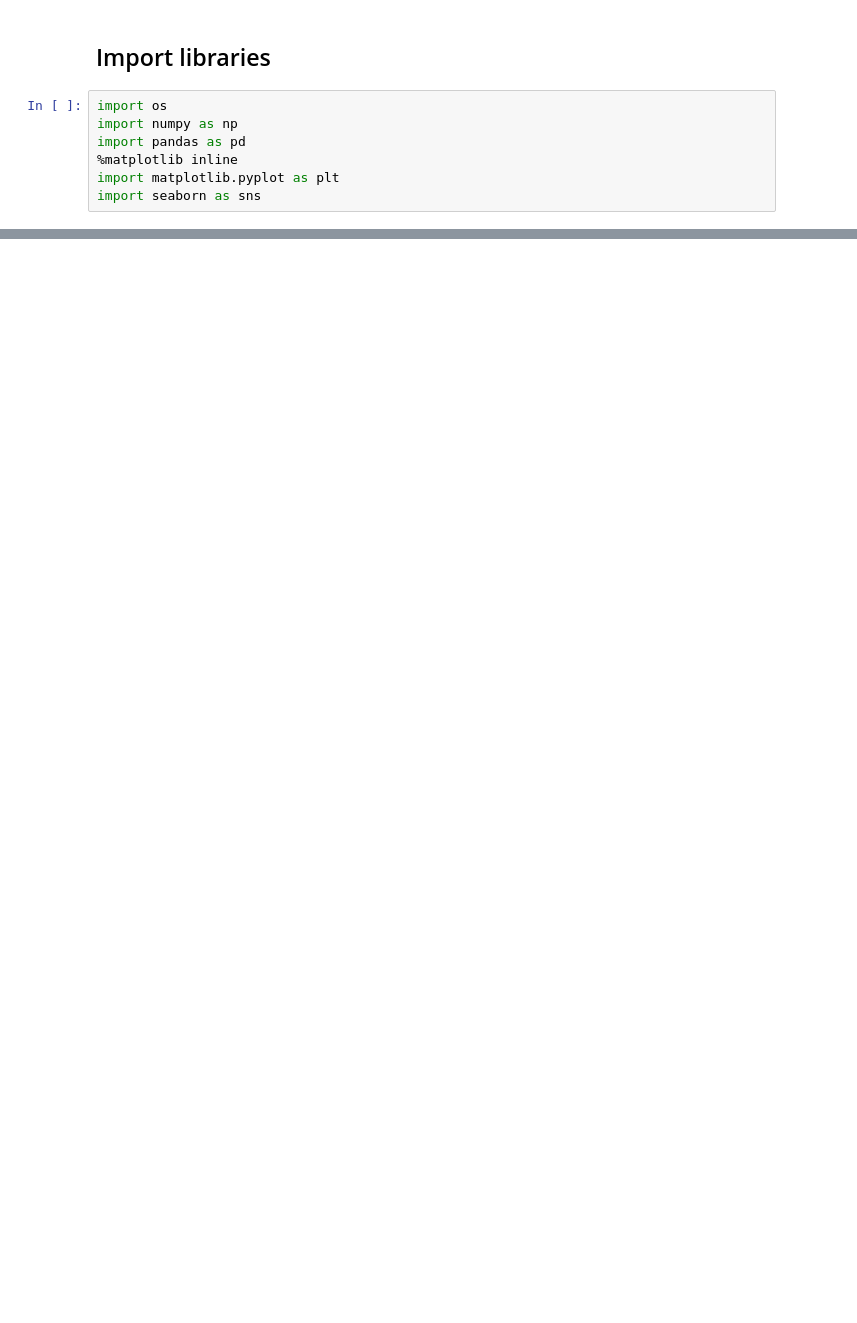
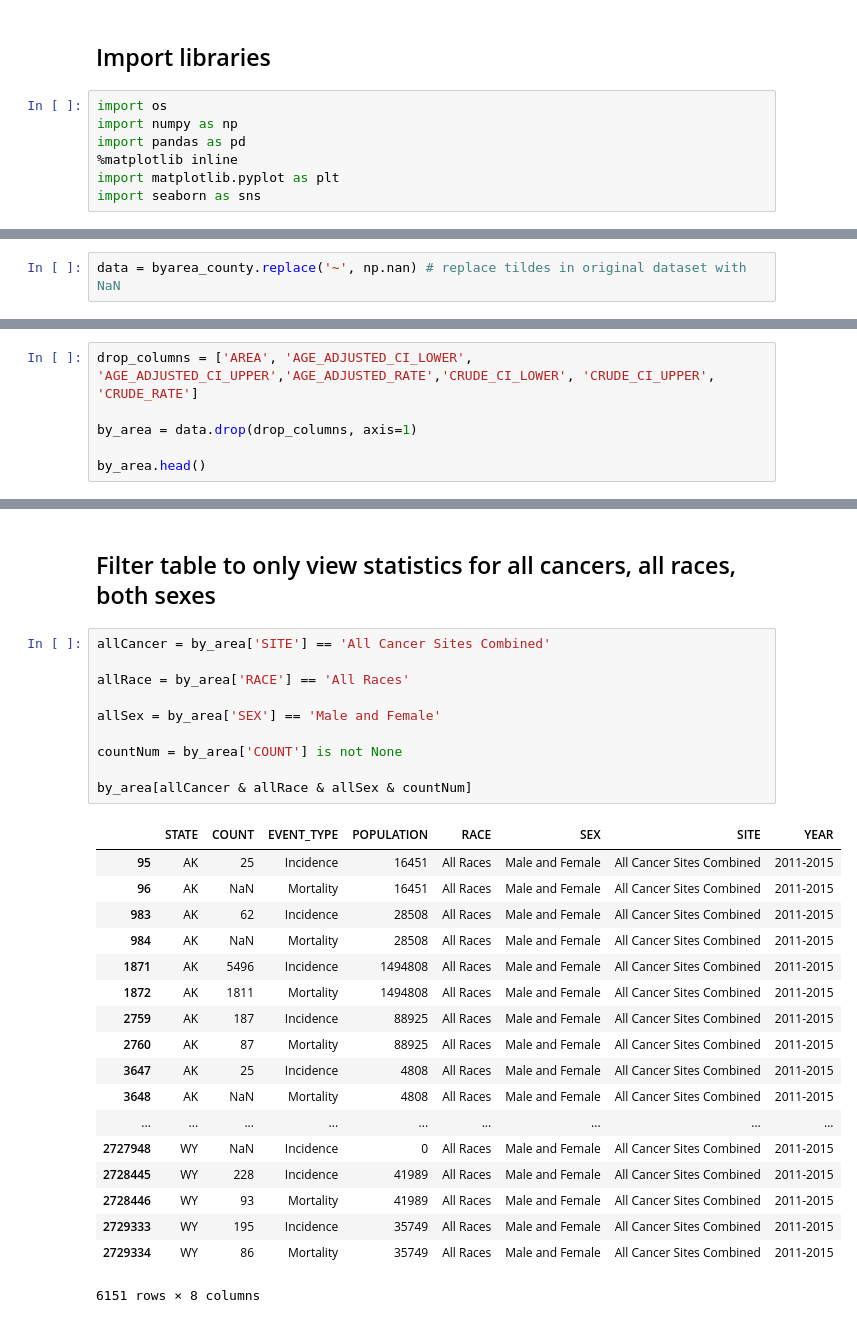
Before and after one commit to a-epstein/final_project, a Jupyter notebook: final_project_notes.ipynb, the cells around one changed output, grey strips where cells are left out. Cells and saved outputs as stored; diff of their text form; blank space fills up the shorter version.

```diff
--- a/final_project_notes.ipynb
+++ b/final_project_notes.ipynb
@@ -81,0 +117,2 @@ byarea_county.iloc[ [6, 11, 500, 9608]]
+# %%
+data = byarea_county.replace('~', np.nan) # replace tildes in original dataset with NaN
@@ -81,0 +121,6 @@ byarea_county.iloc[ [6, 11, 500, 9608]]
+# %%
+drop_columns = ['AREA', 'AGE_ADJUSTED_CI_LOWER', 'AGE_ADJUSTED_CI_UPPER','AGE_ADJUSTED_RATE','CRUDE_CI_LOWER', 'CRUDE_CI_UPPER', 'CRUDE_RATE']
+
+by_area = data.drop(drop_columns, axis=1)
+
+by_area.head()
@@ -81,0 +134,31 @@ byarea_county.iloc[ [6, 11, 500, 9608]]
+# %% [markdown]
+## Filter table to only view statistics for all cancers, all races, both sexes
+# %%
+allCancer = by_area['SITE'] == 'All Cancer Sites Combined'
+
+allRace = by_area['RACE'] == 'All Races'
+
+allSex = by_area['SEX'] == 'Male and Female'
+
+countNum = by_area['COUNT'] is not None
+
+by_area[allCancer & allRace & allSex & countNum]
+# %% [output]
+|  | STATE | COUNT | EVENT_TYPE | POPULATION | RACE | SEX | SITE | YEAR |
+| 95 | AK | 25 | Incidence | 16451 | All Races | Male and Female | All Cancer Sites Combined | 2011-2015 |
+| 96 | AK | NaN | Mortality | 16451 | All Races | Male and Female | All Cancer Sites Combined | 2011-2015 |
+| 983 | AK | 62 | Incidence | 28508 | All Races | Male and Female | All Cancer Sites Combined | 2011-2015 |
+| 984 | AK | NaN | Mortality | 28508 | All Races | Male and Female | All Cancer Sites Combined | 2011-2015 |
+| 1871 | AK | 5496 | Incidence | 1494808 | All Races | Male and Female | All Cancer Sites Combined | 2011-2015 |
+| 1872 | AK | 1811 | Mortality | 1494808 | All Races | Male and Female | All Cancer Sites Combined | 2011-2015 |
+| 2759 | AK | 187 | Incidence | 88925 | All Races | Male and Female | All Cancer Sites Combined | 2011-2015 |
+| 2760 | AK | 87 | Mortality | 88925 | All Races | Male and Female | All Cancer Sites Combined | 2011-2015 |
+| 3647 | AK | 25 | Incidence | 4808 | All Races | Male and Female | All Cancer Sites Combined | 2011-2015 |
+| 3648 | AK | NaN | Mortality | 4808 | All Races | Male and Female | All Cancer Sites Combined | 2011-2015 |
+| ... | ... | ... | ... | ... | ... | ... | ... | ... |
+| 2727948 | WY | NaN | Incidence | 0 | All Races | Male and Female | All Cancer Sites Combined | 2011-2015 |
+| 2728445 | WY | 228 | Incidence | 41989 | All Races | Male and Female | All Cancer Sites Combined | 2011-2015 |
+| 2728446 | WY | 93 | Mortality | 41989 | All Races | Male and Female | All Cancer Sites Combined | 2011-2015 |
+| 2729333 | WY | 195 | Incidence | 35749 | All Races | Male and Female | All Cancer Sites Combined | 2011-2015 |
+| 2729334 | WY | 86 | Mortality | 35749 | All Races | Male and Female | All Cancer Sites Combined | 2011-2015 |
+6151 rows × 8 columns
```
Also changed, not shown: parts of 47 cells of this notebook, 1 other file.
